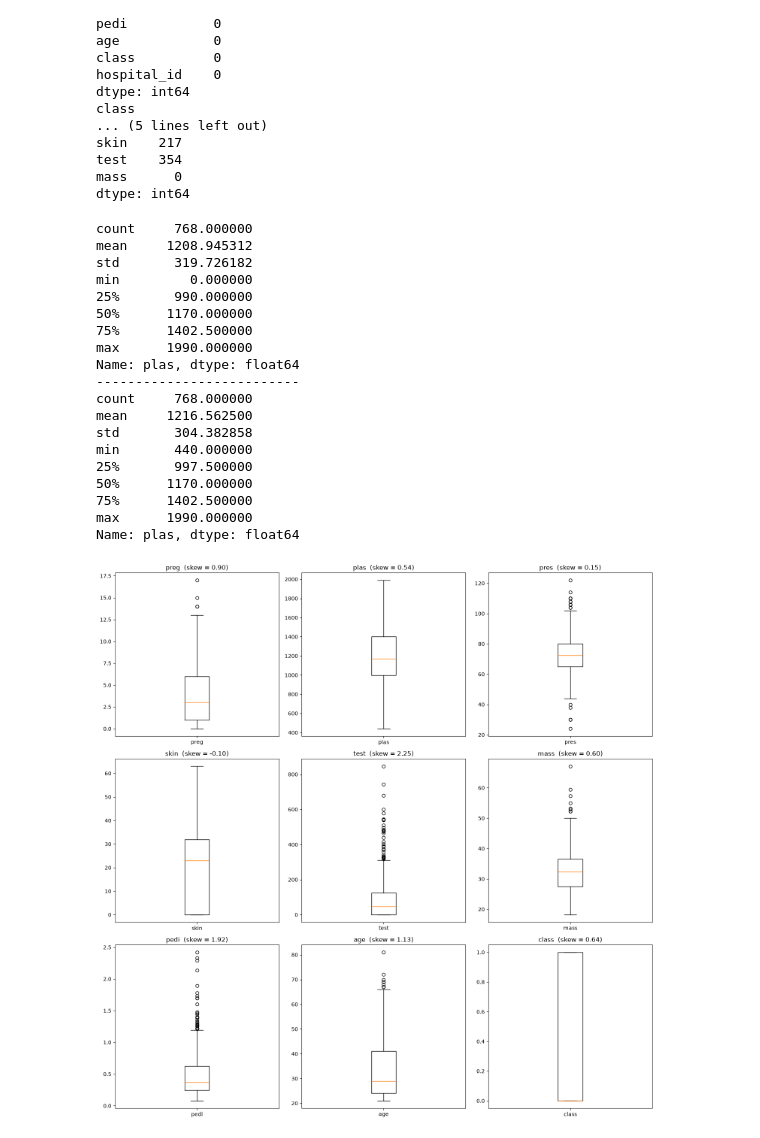
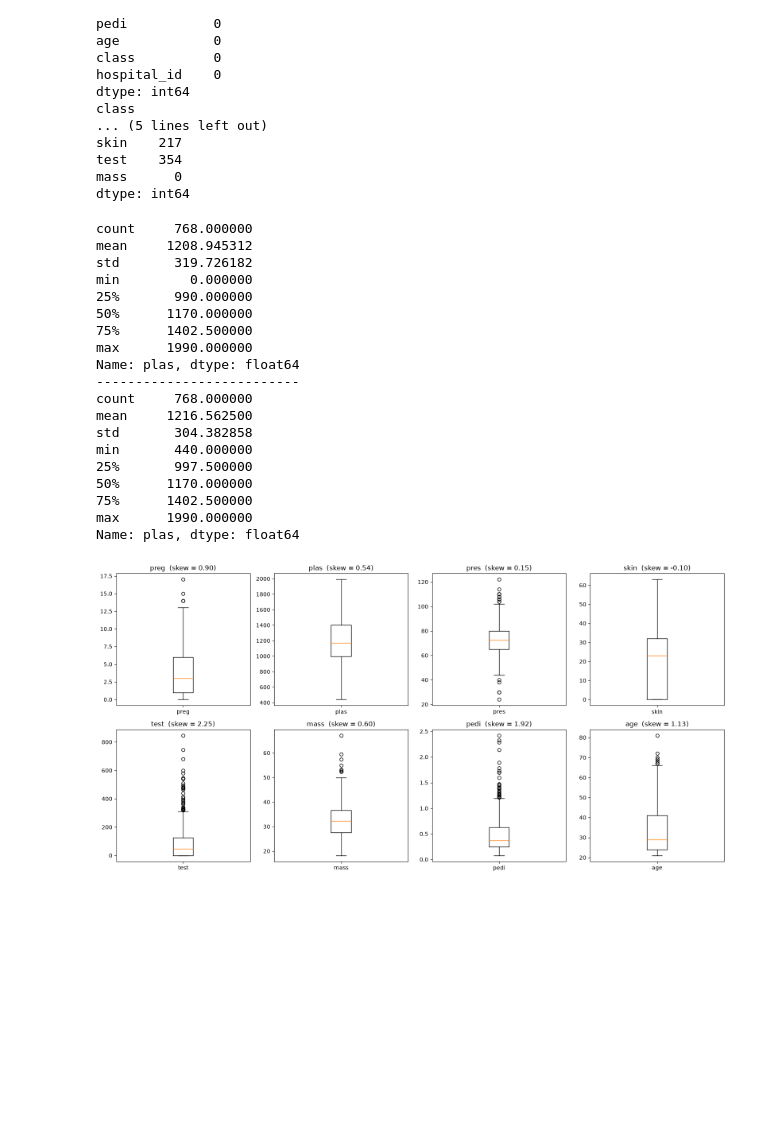
Before and after one commit to Mutohi-R/ml-lab, a Jupyter notebook: lab-assessment.ipynb, the cells around one changed output. Cells and saved outputs as stored; diff of their text form; code cells hidden in the pictures; blank space fills up the shorter version.

```diff
--- a/lab-assessment.ipynb
+++ b/lab-assessment.ipynb
@@ -280,33 +280,35 @@ print(raw_df['plas'].describe())
 print('--------------------------')
 print(df['plas'].describe())
 
-fig, axes = plt.subplots(3, 3, figsize=(15, 15))
+feature_cols = [c for c in df.columns if c not in ('class', 'hospital_id')]
 
-for ax, col in zip(axes.flatten(), df.columns):
+fig, axes = plt.subplots(2, 4, figsize=(16, 8))
+
+for ax, col in zip(axes.flatten(), feature_cols):
     ax.boxplot(df[col].dropna())
     ax.set_title(f"{col}  (skew = {df[col].skew():.2f})")
     ax.set_xticklabels([col])
 
 plt.tight_layout()
 plt.show()
 # %% [output]
 count     768.000000
 mean     1208.945312
 std       319.726182
 min         0.000000
 25%       990.000000
 50%      1170.000000
 75%      1402.500000
 max      1990.000000
 Name: plas, dtype: float64
 --------------------------
 count     768.000000
 mean     1216.562500
 std       304.382858
 min       440.000000
 25%       997.500000
 50%      1170.000000
 75%      1402.500000
 max      1990.000000
 Name: plas, dtype: float64
-[figure, old version]
+[figure, new version]
```
Also changed, not shown: parts of 3 cells of this notebook.
